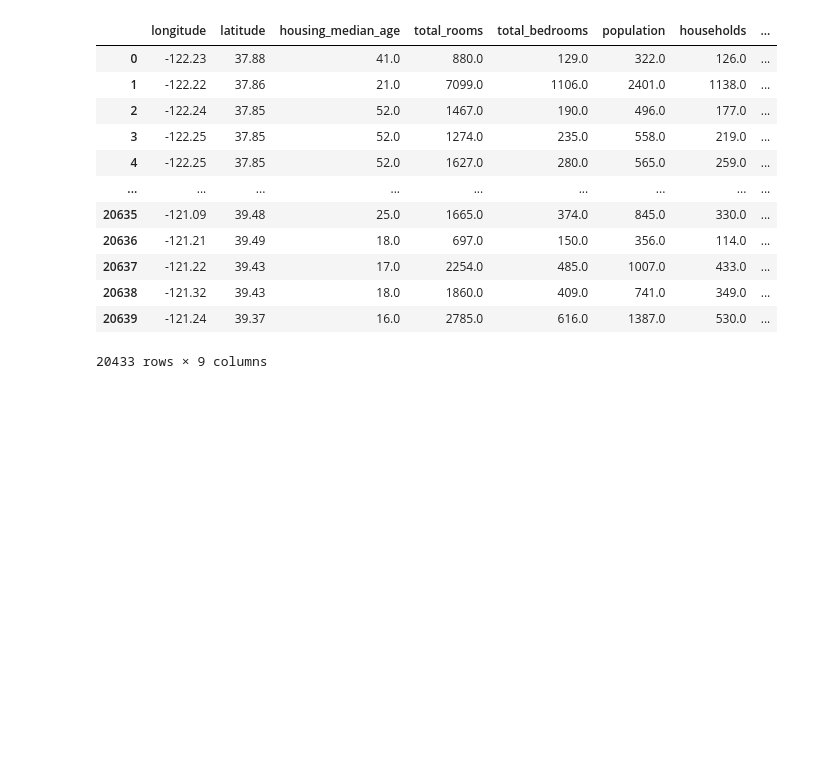
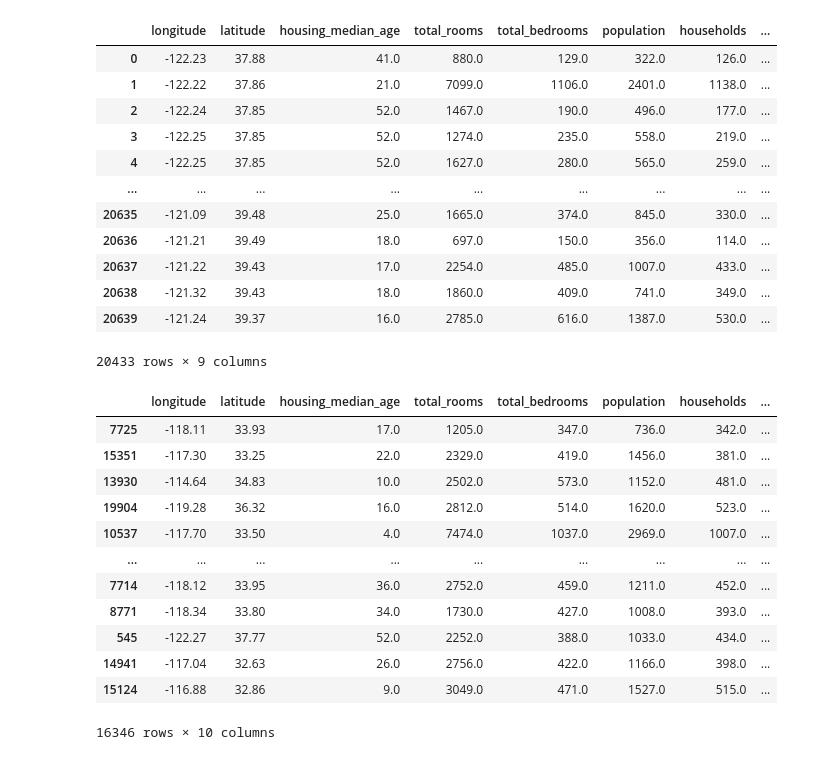
Before and after one commit to AbhishekRathore1210/Zillow-Project, a Jupyter notebook: PROJECT.ipynb, the cells around one changed output. Cells and saved outputs as stored; diff of their text form; code cells hidden in the pictures; blank space fills up the shorter version.

```diff
--- a/PROJECT.ipynb
+++ b/PROJECT.ipynb
@@ -91,0 +95,17 @@ x
+# %%
+train_data=x_train.join(y_train)
+train_data
+# %% [output]
+|  | longitude | latitude | housing_median_age | total_rooms | total_bedrooms | population | households | ... |
+| 7725 | -118.11 | 33.93 | 17.0 | 1205.0 | 347.0 | 736.0 | 342.0 | ... |
+| 15351 | -117.30 | 33.25 | 22.0 | 2329.0 | 419.0 | 1456.0 | 381.0 | ... |
+| 13930 | -114.64 | 34.83 | 10.0 | 2502.0 | 573.0 | 1152.0 | 481.0 | ... |
+| 19904 | -119.28 | 36.32 | 16.0 | 2812.0 | 514.0 | 1620.0 | 523.0 | ... |
+| 10537 | -117.70 | 33.50 | 4.0 | 7474.0 | 1037.0 | 2969.0 | 1007.0 | ... |
+| ... | ... | ... | ... | ... | ... | ... | ... | ... |
+| 7714 | -118.12 | 33.95 | 36.0 | 2752.0 | 459.0 | 1211.0 | 452.0 | ... |
+| 8771 | -118.34 | 33.80 | 34.0 | 1730.0 | 427.0 | 1008.0 | 393.0 | ... |
+| 545 | -122.27 | 37.77 | 52.0 | 2252.0 | 388.0 | 1033.0 | 434.0 | ... |
+| 14941 | -117.04 | 32.63 | 26.0 | 2756.0 | 422.0 | 1166.0 | 398.0 | ... |
+| 15124 | -116.88 | 32.86 | 9.0 | 3049.0 | 471.0 | 1527.0 | 515.0 | ... |
+16346 rows × 10 columns
```
Also changed, not shown: parts of 4 cells of this notebook.
